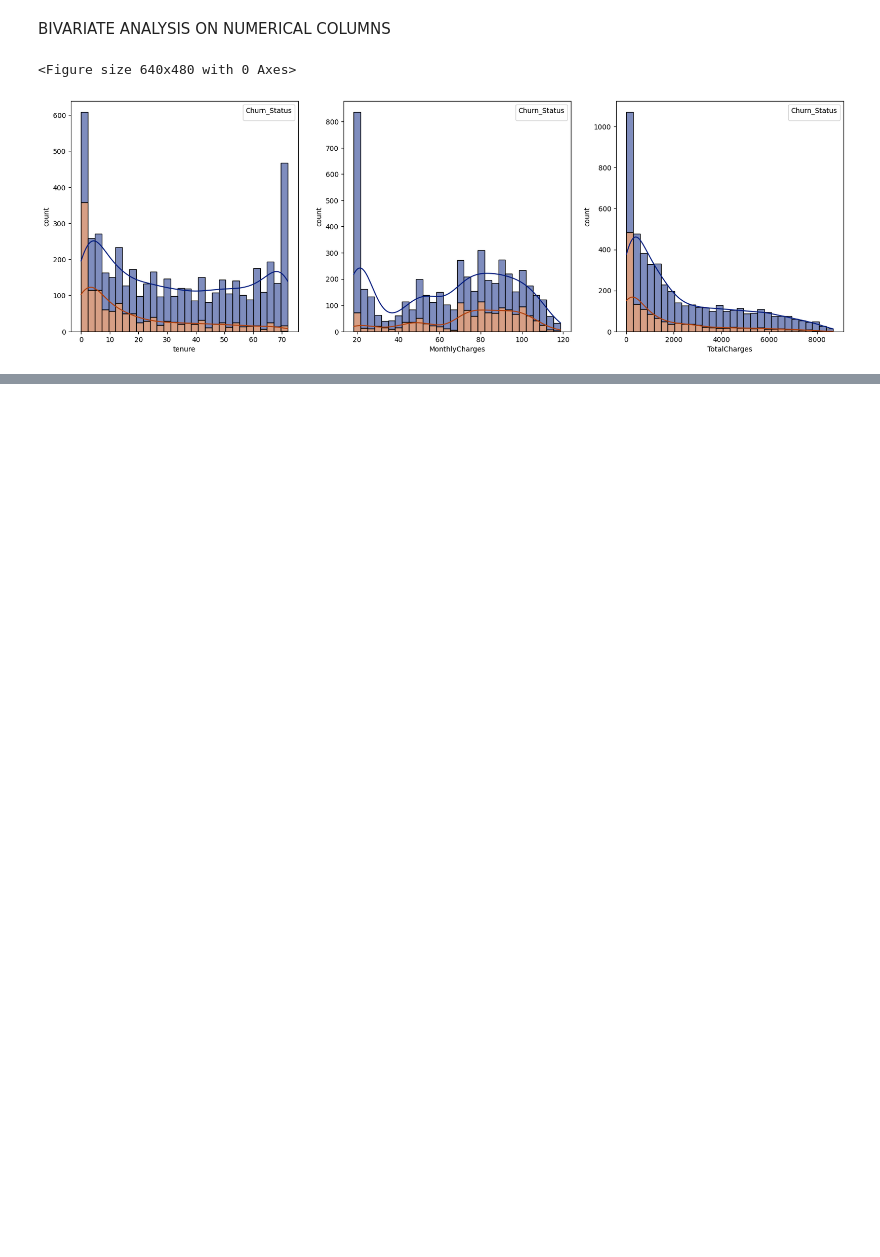
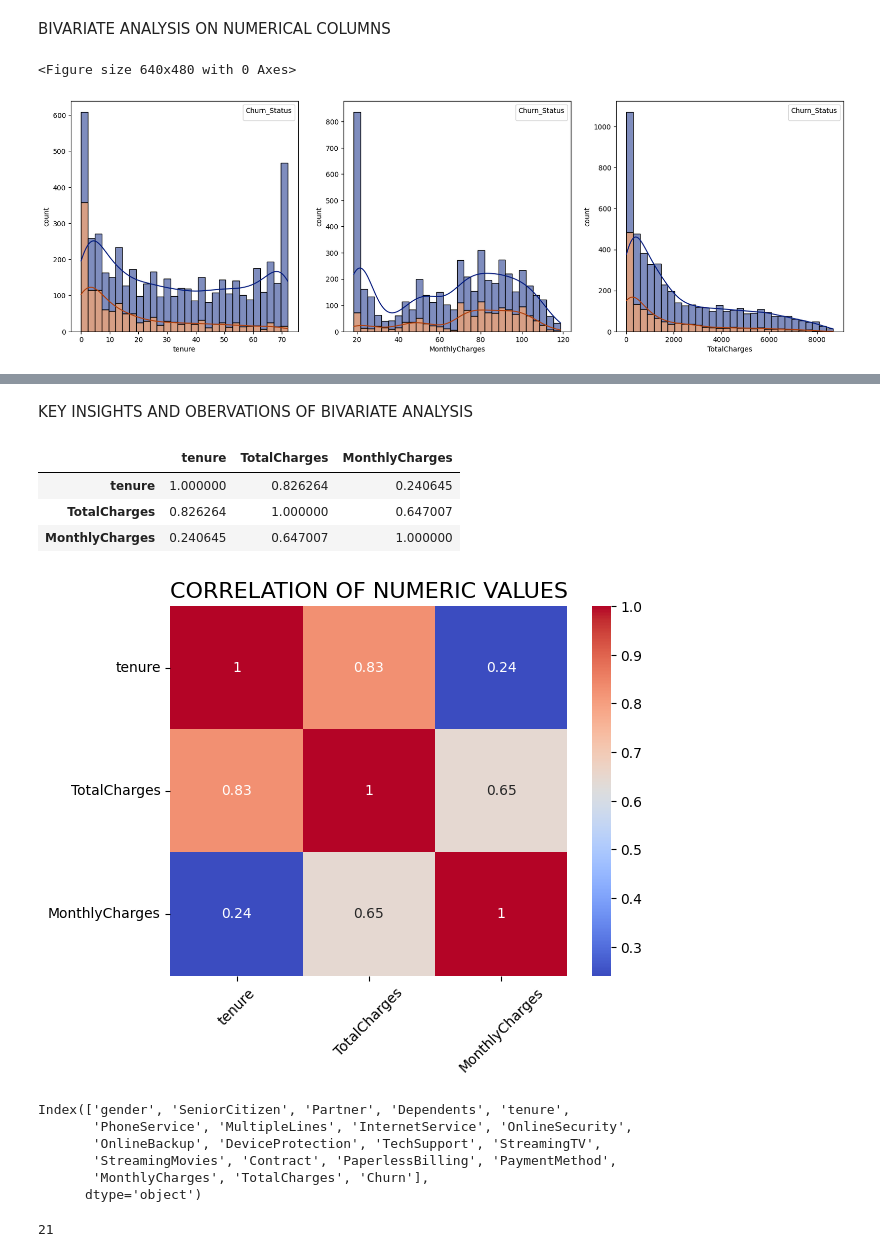
Before and after one commit to Asi9128/PHASE2_FIRST_PROJECT, a Jupyter notebook: PROJECT1_PH2.ipynb, the cells around one changed output, grey strips where cells are left out. Cells and saved outputs as stored; diff of their text form; code cells hidden in the pictures; blank space fills up the shorter version.

```diff
--- a/PROJECT1_PH2.ipynb
+++ b/PROJECT1_PH2.ipynb
@@ -1017,0 +1008,2 @@ plt.show()
+# %% [markdown]
+KEY INSIGHTS AND OBERVATIONS OF BIVARIATE ANALYSIS
@@ -1017,0 +1013,17 @@ plt.show()
+# %%
+correlation = numeric.corr()
+correlation
+# %% [output]
+|  | tenure | TotalCharges | MonthlyCharges |
+| tenure | 1.000000 | 0.826264 | 0.240645 |
+| TotalCharges | 0.826264 | 1.000000 | 0.647007 |
+| MonthlyCharges | 0.240645 | 0.647007 | 1.000000 |
+# %%
+# Ploting Correlation Heatmap
+sns.heatmap(correlation, annot=True, cmap='coolwarm')
+plt.title(f'CORRELATION OF NUMERIC VALUES', fontsize=16)
+plt.xticks(rotation=45)
+plt.yticks(rotation=0)
+plt.show()
+# %% [output]
+[figure, added]
@@ -1017,0 +1044,13 @@ plt.show()
+# %%
+print(train_data.columns)
+# %% [output]
+Index(['gender', 'SeniorCitizen', 'Partner', 'Dependents', 'tenure',
+       'PhoneService', 'MultipleLines', 'InternetService', 'OnlineSecurity',
+       'OnlineBackup', 'DeviceProtection', 'TechSupport', 'StreamingTV',
+       'StreamingMovies', 'Contract', 'PaperlessBilling', 'PaymentMethod',
+       'MonthlyCharges', 'TotalCharges', 'Churn'],
+      dtype='object')
+# %%
+len(train_data.columns)
+# %% [output]
+21
```
Also changed, not shown: parts of 30 cells of this notebook.
